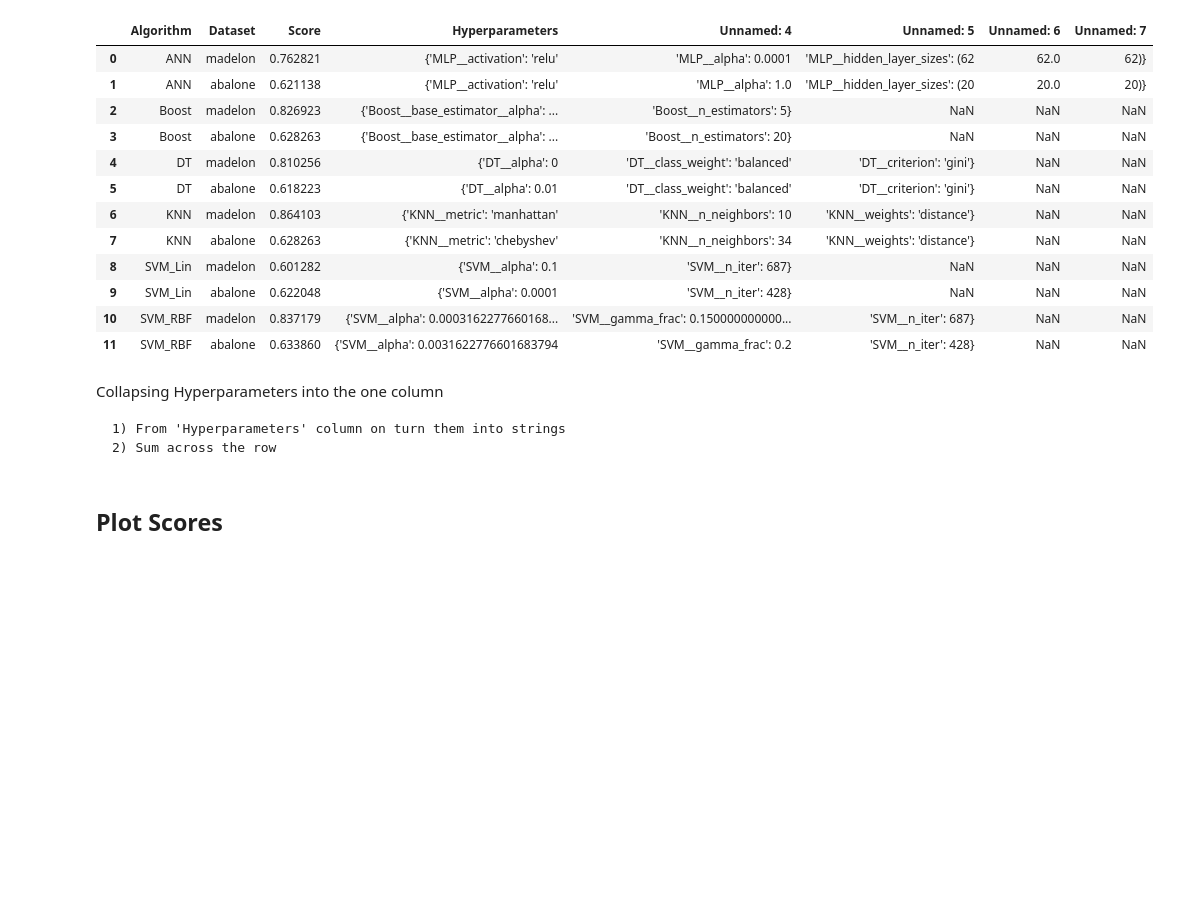
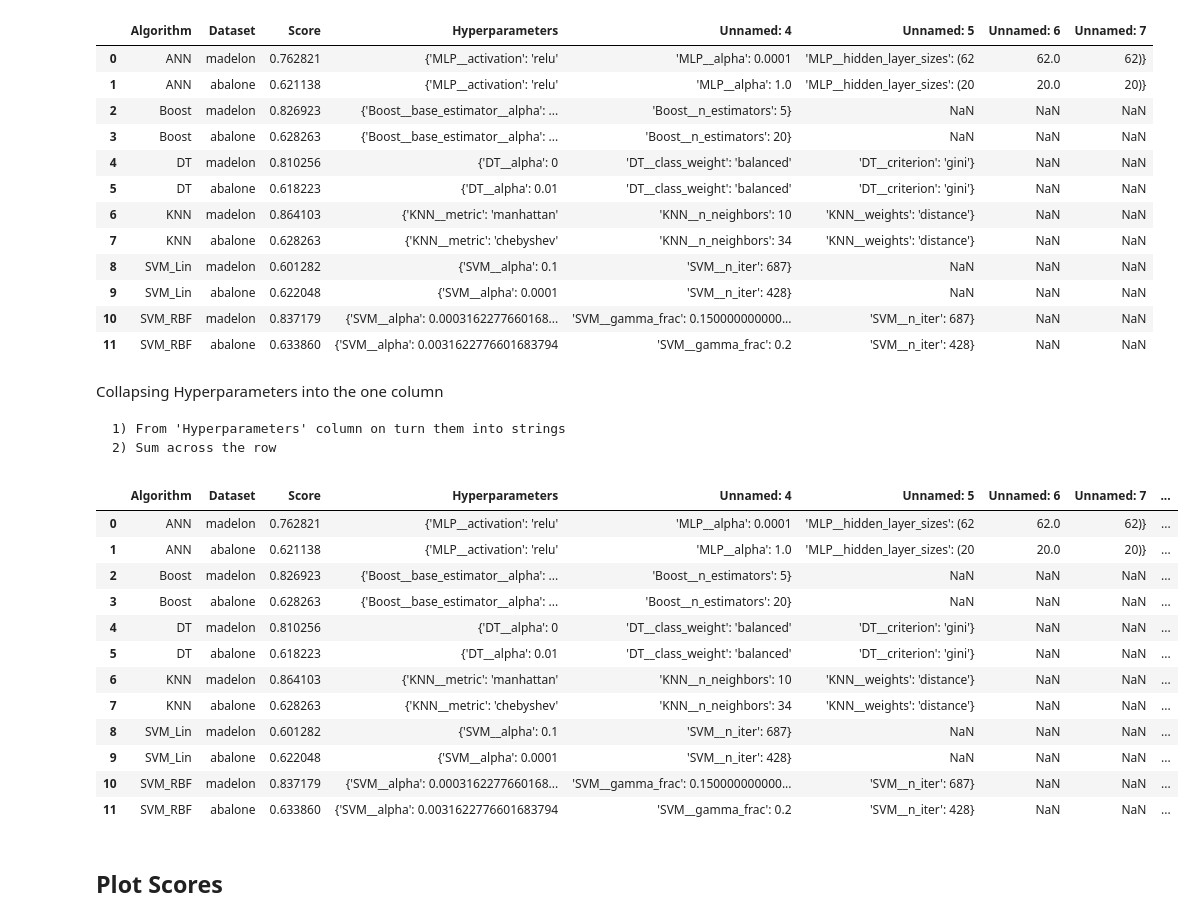
Before and after one commit to safurrier/Supervised-Learning-Reproducible-Analysis-Example, a Jupyter notebook: notebooks/04-Plots.ipynb, the cells around one changed output. Saved outputs shown, nothing was run; the diff lists cells and outputs as text; code cells hidden in the pictures; blank space fills up the shorter version.

```diff
--- a/notebooks/04-Plots.ipynb
+++ b/notebooks/04-Plots.ipynb
@@ -131,6 +161,22 @@ Collapsing Hyperparameters into the one column
     2) Sum across the row
 # %%
 results['Best_Params'] = results.loc[:, 'Hyperparameters':].astype(str).sum(axis=1)
+# %%
+results
+# %% [output]
+|  | Algorithm | Dataset | Score | Hyperparameters | Unnamed: 4 | Unnamed: 5 | Unnamed: 6 | Unnamed: 7 | ... |
+| 0 | ANN | madelon | 0.762821 | {'MLP__activation': 'relu' | 'MLP__alpha': 0.0001 | 'MLP__hidden_layer_sizes': (62 | 62.0 | 62)} | ... |
+| 1 | ANN | abalone | 0.621138 | {'MLP__activation': 'relu' | 'MLP__alpha': 1.0 | 'MLP__hidden_layer_sizes': (20 | 20.0 | 20)} | ... |
+| 2 | Boost | madelon | 0.826923 | {'Boost__base_estimator__alpha': ... | 'Boost__n_estimators': 5} | NaN | NaN | NaN | ... |
+| 3 | Boost | abalone | 0.628263 | {'Boost__base_estimator__alpha': ... | 'Boost__n_estimators': 20} | NaN | NaN | NaN | ... |
+| 4 | DT | madelon | 0.810256 | {'DT__alpha': 0 | 'DT__class_weight': 'balanced' | 'DT__criterion': 'gini'} | NaN | NaN | ... |
+| 5 | DT | abalone | 0.618223 | {'DT__alpha': 0.01 | 'DT__class_weight': 'balanced' | 'DT__criterion': 'gini'} | NaN | NaN | ... |
+| 6 | KNN | madelon | 0.864103 | {'KNN__metric': 'manhattan' | 'KNN__n_neighbors': 10 | 'KNN__weights': 'distance'} | NaN | NaN | ... |
+| 7 | KNN | abalone | 0.628263 | {'KNN__metric': 'chebyshev' | 'KNN__n_neighbors': 34 | 'KNN__weights': 'distance'} | NaN | NaN | ... |
+| 8 | SVM_Lin | madelon | 0.601282 | {'SVM__alpha': 0.1 | 'SVM__n_iter': 687} | NaN | NaN | NaN | ... |
+| 9 | SVM_Lin | abalone | 0.622048 | {'SVM__alpha': 0.0001 | 'SVM__n_iter': 428} | NaN | NaN | NaN | ... |
+| 10 | SVM_RBF | madelon | 0.837179 | {'SVM__alpha': 0.0003162277660168... | 'SVM__gamma_frac': 0.150000000000... | 'SVM__n_iter': 687} | NaN | NaN | ... |
+| 11 | SVM_RBF | abalone | 0.633860 | {'SVM__alpha': 0.0031622776601683794 | 'SVM__gamma_frac': 0.2 | 'SVM__n_iter': 428} | NaN | NaN | ... |
 # %% [markdown]
 ## Plot Scores
 # %%
```
Also changed, not shown: parts of 13 cells of this notebook.
